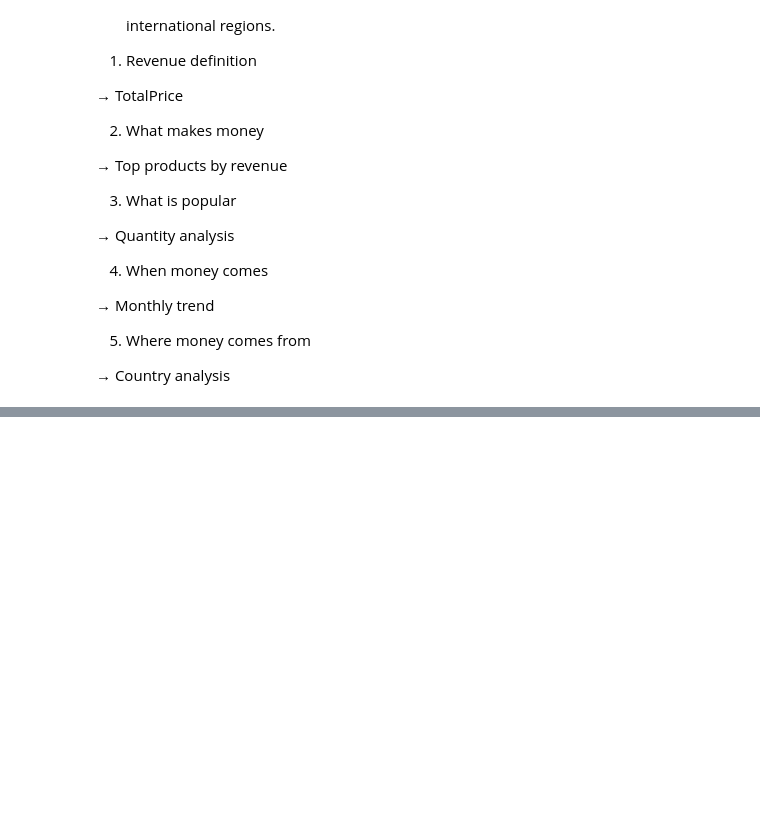
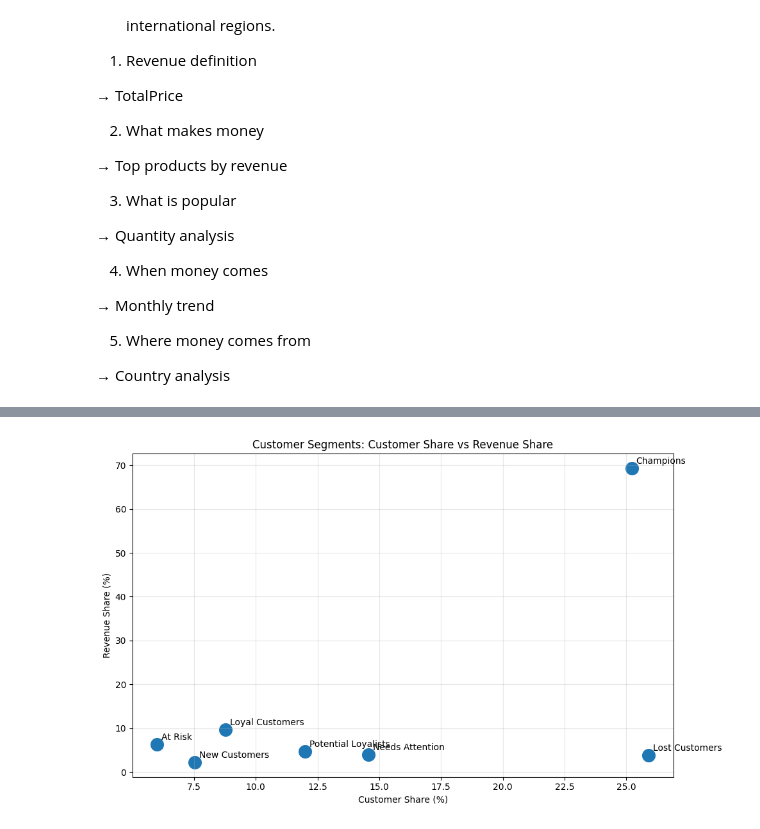
Before and after one commit to RenitiaMR/Portfolio, a Jupyter notebook: online_sales_II.ipynb, the cells around one changed output, grey strips where cells are left out. Drawn from its saved outputs; the diff is of its cells as text; code cells hidden in the pictures; blank space fills up the shorter version.

```diff
--- a/online_sales_II.ipynb
+++ b/online_sales_II.ipynb
@@ -297,0 +680,16 @@ plt.show()
+# %%
+segment_pct = segment_summary.copy()
+
+segment_pct['customer_pct'] = (
+    segment_pct['customers']
+    / segment_pct['customers'].sum()
+    * 100
+)
+
+segment_pct['revenue_pct'] = (
+    segment_pct['total_revenue']
+    / segment_pct['total_revenue'].sum()
+    * 100
+)
+
+segment_pct
@@ -297,0 +706,26 @@ plt.show()
+# %%
+plt.figure(figsize=(10, 6))
+
+plt.scatter(
+    segment_pct['customer_pct'],
+    segment_pct['revenue_pct'],
+    s=200
+)
+
+for segment, row in segment_pct.iterrows():
+    plt.annotate(
+        segment,
+        (row['customer_pct'], row['revenue_pct']),
+        xytext=(5, 5),
+        textcoords='offset points'
+    )
+
+plt.xlabel('Customer Share (%)')
+plt.ylabel('Revenue Share (%)')
+plt.title('Customer Segments: Customer Share vs Revenue Share')
+
+plt.grid(alpha=0.3)
+plt.tight_layout()
+plt.show()
+# %% [output]
+[figure, added]
```
Also changed, not shown: parts of 31 cells of this notebook, 1 other file.
